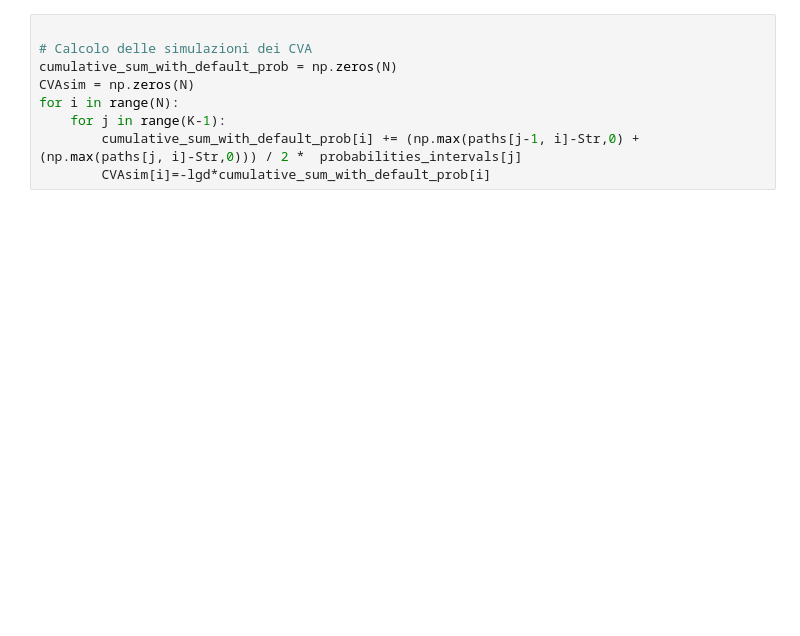
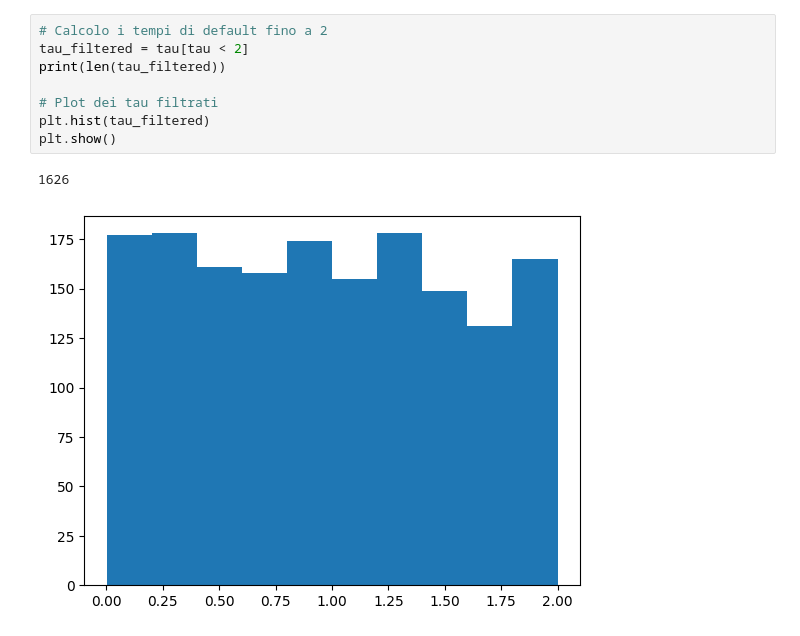
Before and after one commit to GiorgioCappello/ProgettoValutazioneProdotti, a Jupyter notebook: Credito/credito-parte2.ipynb, the cells around one changed output. Cells and saved outputs as stored; diff of their text form; blank space fills up the shorter version.

```diff
--- a/Credito/credito-parte2.ipynb
+++ b/Credito/credito-parte2.ipynb
@@ -73,9 +46,11 @@ plt.show()
-# %%
-
-# Calcolo delle simulazioni dei CVA
-cumulative_sum_with_default_prob = np.zeros(N)
-CVAsim = np.zeros(N)
-for i in range(N):
-    for j in range(K-1):
-        cumulative_sum_with_default_prob[i] += (np.max(paths[j-1, i]-Str,0) + (np.max(paths[j, i]-Str,0))) / 2 *  probabilities_intervals[j]
-        CVAsim[i]=-lgd*cumulative_sum_with_default_prob[i]
+# %%
+# Calcolo i tempi di default fino a 2
+tau_filtered = tau[tau < 2]
+print(len(tau_filtered))
+
+# Plot dei tau filtrati
+plt.hist(tau_filtered)
+plt.show()
+# %% [output]
+1626
+[figure, added]
```
Also changed, not shown: parts of 8 cells of this notebook.
